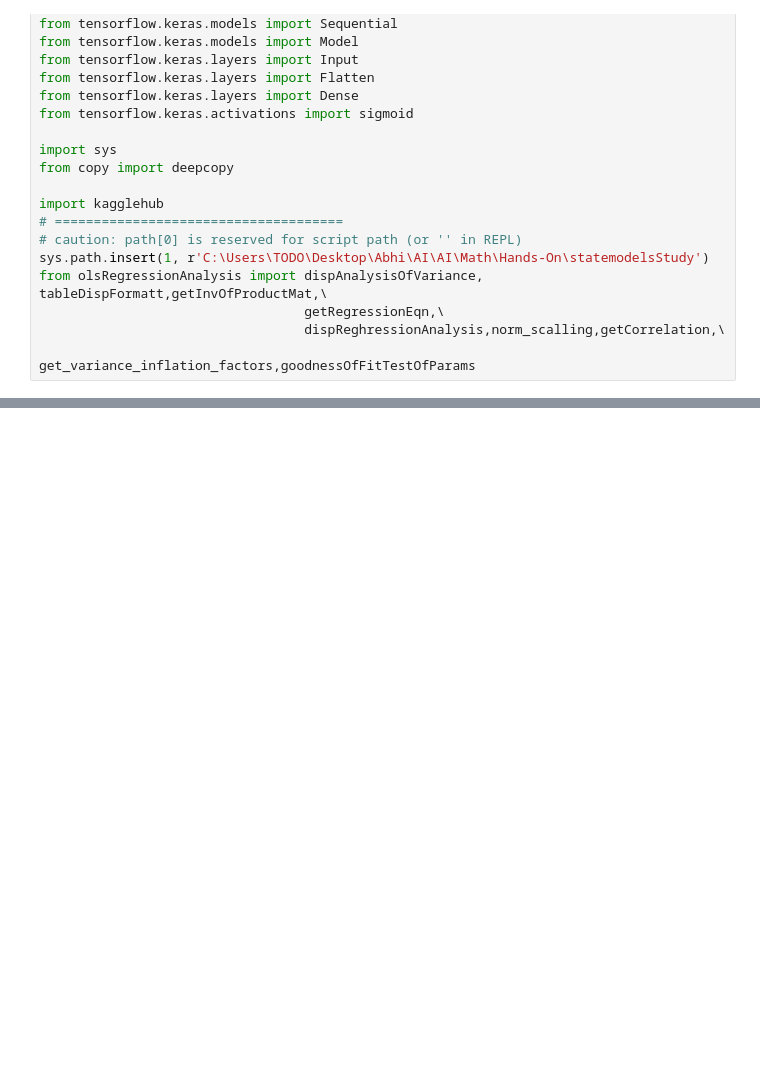
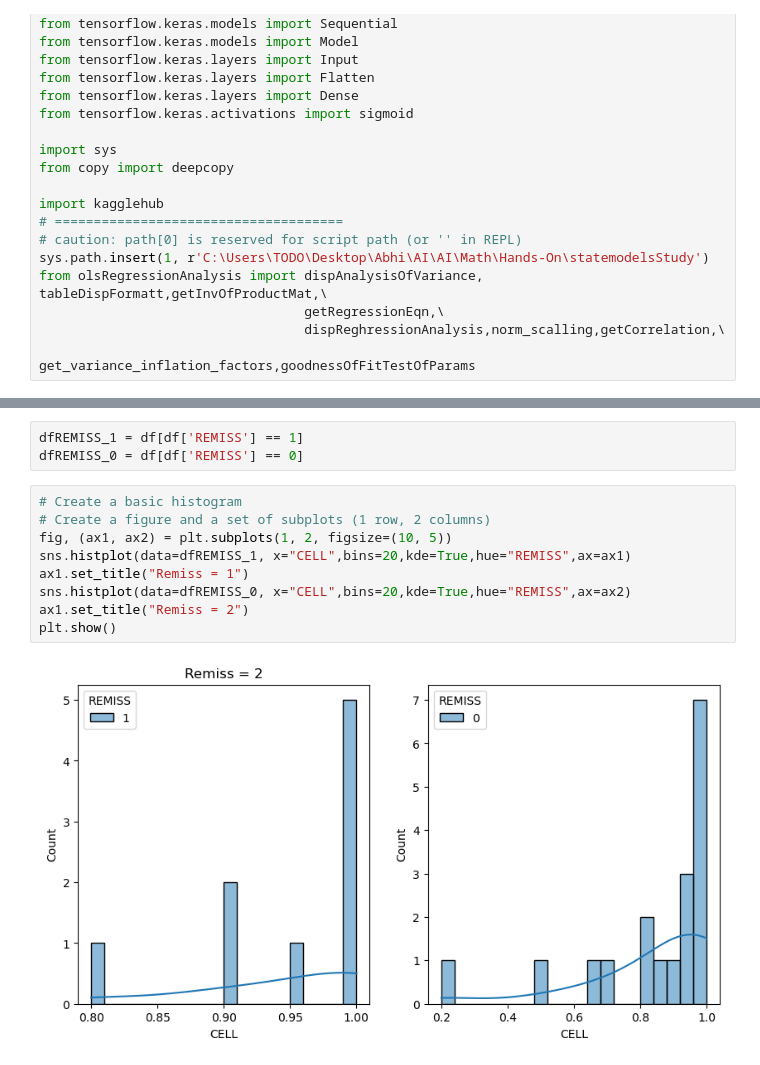
Before and after one commit to LKOBUI/stat_analysis, a Jupyter notebook: ML_Project/ProjectBasedOnClssifications/leukemia_remission/leukemia_remission.ipynb, the cells around one changed output, grey strips where cells are left out. Cells and saved outputs as stored; diff of their text form; blank space fills up the shorter version.

```diff
--- a/ML_Project/ProjectBasedOnClssifications/leukemia_remission/leukemia_remission.ipynb
+++ b/ML_Project/ProjectBasedOnClssifications/leukemia_remission/leukemia_remission.ipynb
@@ -194,0 +224,14 @@ shape X: (27, 7), Shape y: (27,)
+# %%
+dfREMISS_1 = df[df['REMISS'] == 1]
+dfREMISS_0 = df[df['REMISS'] == 0]
+# %%
+# Create a basic histogram
+# Create a figure and a set of subplots (1 row, 2 columns)
+fig, (ax1, ax2) = plt.subplots(1, 2, figsize=(10, 5))
+sns.histplot(data=dfREMISS_1, x="CELL",bins=20,kde=True,hue="REMISS",ax=ax1)
+ax1.set_title("Remiss = 1")
+sns.histplot(data=dfREMISS_0, x="CELL",bins=20,kde=True,hue="REMISS",ax=ax2)
+ax1.set_title("Remiss = 2")
+plt.show()
+# %% [output]
+[figure, added]
```
Also changed, not shown: parts of 108 cells of this notebook, 2 other files.
